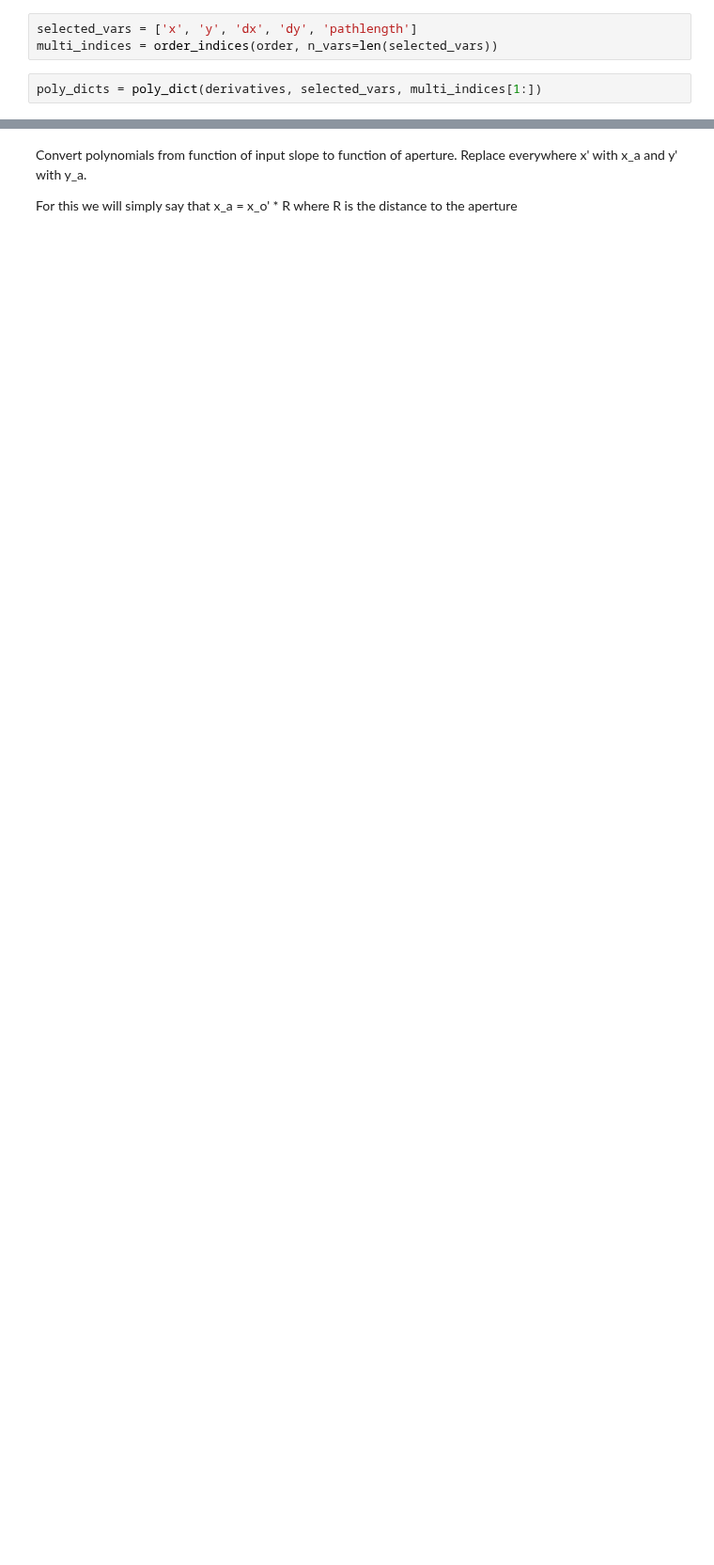
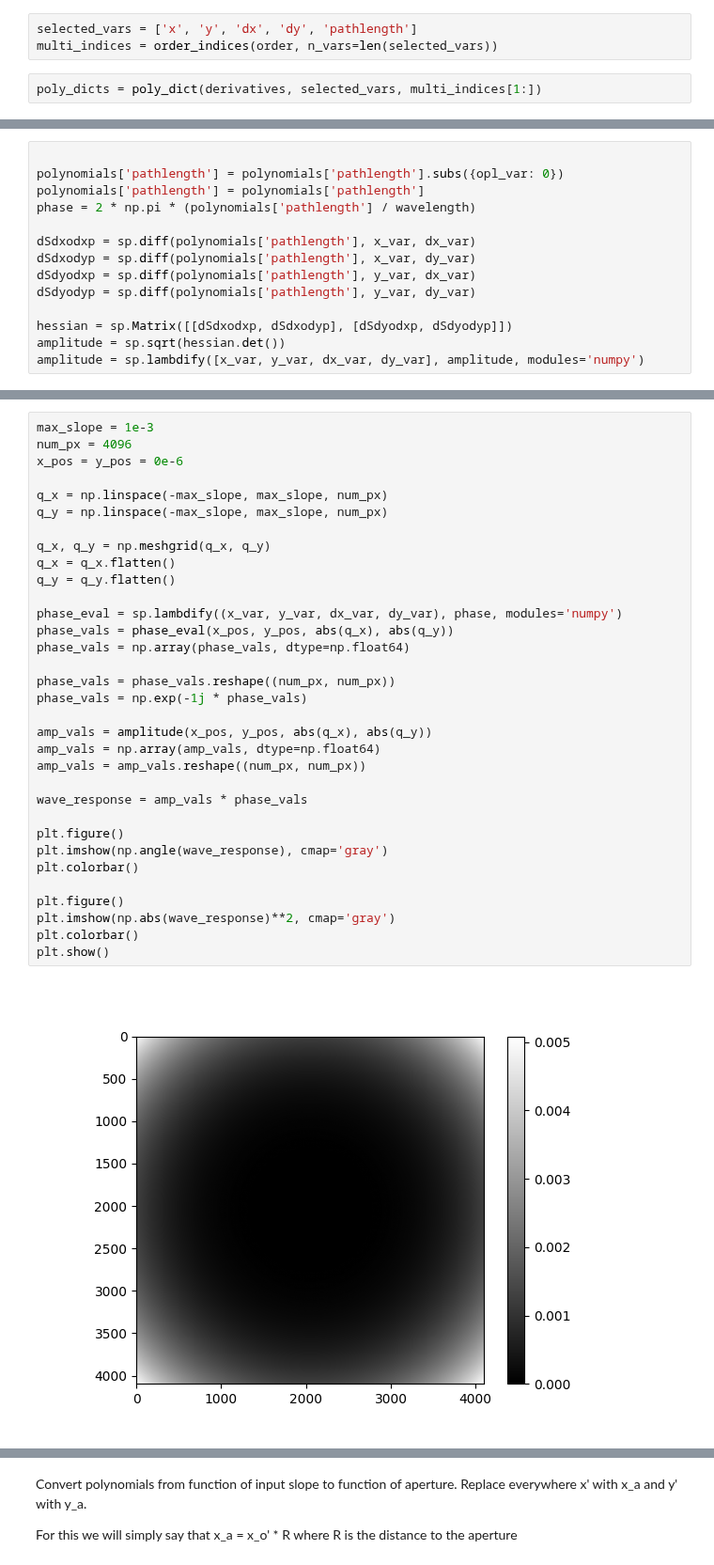
Before and after one commit to uellue/TemGymCore, a Jupyter notebook: ode/electrostatic_lens_ode.ipynb, the cells around one changed output, grey strips where cells are left out. Shown at 94% size. Saved outputs shown, nothing was run; the diff lists cells and outputs as text; blank space fills up the shorter version.

Commit message:
testing with k applied to polynomial, and ignoring transfer of phase to aperture.

```diff
--- a/ode/electrostatic_lens_ode.ipynb
+++ b/ode/electrostatic_lens_ode.ipynb
@@ -153,0 +222,14 @@ poly_dy = sp.solve(poly_y, dy_var)[0]
+# %%
+
+polynomials['pathlength'] = polynomials['pathlength'].subs({opl_var: 0})
+polynomials['pathlength'] = polynomials['pathlength']
+phase = 2 * np.pi * (polynomials['pathlength'] / wavelength)
+
+dSdxodxp = sp.diff(polynomials['pathlength'], x_var, dx_var)
+dSdxodyp = sp.diff(polynomials['pathlength'], x_var, dy_var)
+dSdyodxp = sp.diff(polynomials['pathlength'], y_var, dx_var)
+dSdyodyp = sp.diff(polynomials['pathlength'], y_var, dy_var)
+
+hessian = sp.Matrix([[dSdxodxp, dSdxodyp], [dSdyodxp, dSdyodyp]])
+amplitude = sp.sqrt(hessian.det())
+amplitude = sp.lambdify([x_var, y_var, dx_var, dy_var], amplitude, modules='numpy')
@@ -153,0 +238,35 @@ poly_dy = sp.solve(poly_y, dy_var)[0]
+# %%
+max_slope = 1e-3
+num_px = 4096
+x_pos = y_pos = 0e-6
+
+q_x = np.linspace(-max_slope, max_slope, num_px)
+q_y = np.linspace(-max_slope, max_slope, num_px)
+
+q_x, q_y = np.meshgrid(q_x, q_y)
+q_x = q_x.flatten()
+q_y = q_y.flatten()
+
+phase_eval = sp.lambdify((x_var, y_var, dx_var, dy_var), phase, modules='numpy')
+phase_vals = phase_eval(x_pos, y_pos, abs(q_x), abs(q_y))
+phase_vals = np.array(phase_vals, dtype=np.float64)
+
+phase_vals = phase_vals.reshape((num_px, num_px))
+phase_vals = np.exp(-1j * phase_vals)
+
+amp_vals = amplitude(x_pos, y_pos, abs(q_x), abs(q_y))
+amp_vals = np.array(amp_vals, dtype=np.float64)
+amp_vals = amp_vals.reshape((num_px, num_px))
+
+wave_response = amp_vals * phase_vals
+
+plt.figure()
+plt.imshow(np.angle(wave_response), cmap='gray')
+plt.colorbar()
+
+plt.figure()
+plt.imshow(np.abs(wave_response)**2, cmap='gray')
+plt.colorbar()
+plt.show()
+# %% [output]
+[figure, added]
```
Also changed, not shown: parts of 24 cells of this notebook, 2 other files.
